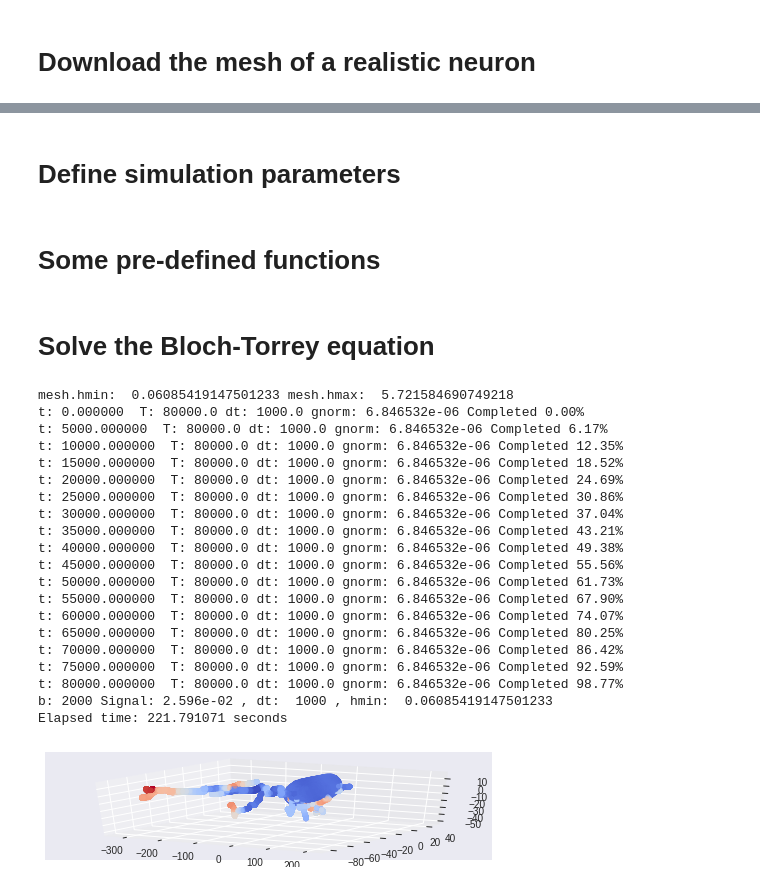
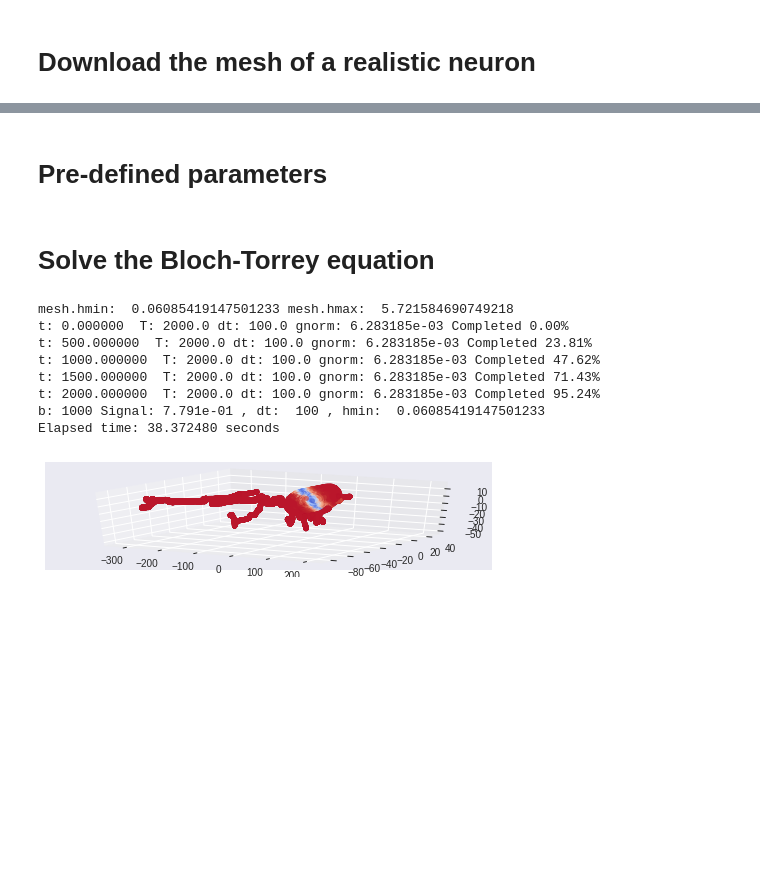
Before and after one commit to van-dang/FEniCS-Colab, a Jupyter notebook: NeuronSim.ipynb, the cells around one changed output, grey strips where cells are left out. Saved outputs shown, nothing was run; the diff lists cells and outputs as text; code cells hidden in the pictures; blank space fills up the shorter version.

```diff
--- a/NeuronSim.ipynb
+++ b/NeuronSim.ipynb
@@ -77,12 +77,14 @@ dolfin version: 2018.1.0
 # Download the mesh of a realistic neuron
 # %%
 !rm -rf *
-spindle_list=['03a_spindle2aFI','03a_spindle6aFI','03b_spindle4aACC','03b_spindle5aACC','03b_spindle6aACC',
-              '03b_spindle7aACC','04b_spindle3aFI','05b_spindle5aFI','06b_spindle8aACC','07b_spindle9aACC',
-              '08a_spindle13aACC','09o_spindle7aFI','09o_spindle8aFI','10a_spindle18aACC','12a_spindle19aACC',
-              '12o_spindle9aFI','13o_spindle10aFI','15o_spindle12aFI','16o_spindle13aFI','19o_spindle14aFI',
-              '21o_spindle15aFI','23o_spindle16aFI','25o_spindle17aFI','26o_spindle18aFI','27o_spindle19aFI',
-              '28o_spindle20aFI','28o_spindle21aFI','29o_spindle22aFI','30o_spindle23aFI',
+spindle_list=['03a_spindle2aFI','03a_spindle6aFI','03b_spindle4aACC','03b_spindle5aACC',
+              '03b_spindle6aACC','03b_spindle7aACC','04b_spindle3aFI','05b_spindle5aFI',
+              '06b_spindle8aACC','07b_spindle9aACC','08a_spindle13aACC','09o_spindle7aFI',
+              '09o_spindle8aFI','10a_spindle18aACC','12a_spindle19aACC','12o_spindle9aFI',
+              '13o_spindle10aFI','15o_spindle12aFI','16o_spindle13aFI','19o_spindle14aFI',
+              '21o_spindle15aFI','23o_spindle16aFI','25o_spindle17aFI','26o_spindle18aFI',
+              '27o_spindle19aFI','28o_spindle20aFI','28o_spindle21aFI','29o_spindle22aFI',
+              '30o_spindle23aFI',
 ];
 
 pyramidal_list=['02a_pyramidal2aFI','02b_pyramidal1aACC','02b_pyramidal1aFI','03a_pyramidal9aFI',
@@ -135,9 +220,10 @@ Mesh size: #vertices: 120998, #elements: 489810
 # %% [markdown]
-# Define simulation parameters
+# Pre-defined parameters
 # %%
-bvalue = 2000;              # bvalue
-stype = 'PGSE'; # sequence type
-delta, Delta = 40000, 40000 # PGSE sequence
+bvalue = 1000;              # bvalue
+stype = 'cos_OGSE'; # sequence type
+nperiod = 1;
+delta, Delta = 1000, 1000 # PGSE sequence
 T = Delta+delta;
 if (Delta-delta/3.0<=0):
     print('Check time sequence!');
@@ -155,12 +241,8 @@ porder = 1;                 # order of basis functions of FEM
 Nsteps = 200;               # number of time intervals
 
 # k = T/Nsteps;
-k = 1000; # Time-step size
+k = 100; # Time-step size
 
 theta = 0.5; # 0.5 - Midpoint method
 
 stepcounter = 0;
-
-nperiod = 0;
-# %% [markdown]
-# Some pre-defined functions
@@ -238,17 +252,7 @@ def ThetaMethod_A(ft, gnorm, theta, k, M, J, S):
 t = 0;
 gnorm = b2g(bvalue, delta, Delta, nperiod, stype)
 
-## FUNCTION SPACES
-if dolfin_version=='1.6.0':
-    V = FunctionSpace(mesh , "CG", porder); # order 1, 2 components
-    W = MixedFunctionSpace([V, V])
-else:
-    # For FEniCS 2016, 2017
-    Ve = FiniteElement("CG", mesh.ufl_cell(), porder)
-    V = FunctionSpace(mesh,Ve);
-    TH = MixedElement([Ve,Ve])
-    W = FunctionSpace(mesh, TH)
-
+V, W = MyFunctionSpaces(mesh, porder)
 v = TestFunction(W)
 v1r, v1i = v[0], v[1]
 
@@ -291,50 +295,38 @@ while t < T + k: # Time-stepping loop
         print('t: %f '%t, 'T: %.1f'%T, 'dt: %.1f'%k,'gnorm: %e'%gnorm,'Completed %.2f%%'%(float(t)/float(T+k)*100.0));
     ft=time_profile(t, delta, Delta, stype);
     L=ThetaMethod_L(ft_prev, gnorm, GX, u1r, u1i, v1r, v1i,k, K, theta);
     A=ThetaMethod_A(ft, gnorm, theta, k, M, J, S)
     b = assemble(L);
     u = Function(W)
     solver.solve(A,u.vector(),b);
     u1r_0, u1i_0 = split(u)
     ft_prev = ft;
     t += k;
     stepcounter += 1;
 
 elapsed_time = time.time() - start_time
 
 
 signal = assemble(u1r_0*dx)/assemble(Dirac_Delta*dx);
 print('b:',bvalue, 'Signal: %.3e'%signal,', dt: ',k,', hmin: ',hmin)
 
 
 print("Elapsed time: %f seconds"%elapsed_time)
 
 u1r_0p = project(u1r_0, V);
 u1i_0p = project(u1i_0, V);
 
 File('RealSol.pvd')<<u1r_0p;
 File('ImagSol.pvd')<<u1i_0p;
 
 plot(u1r_0p, cmap="coolwarm");
 # %% [output]
 mesh.hmin:  0.06085419147501233 mesh.hmax:  5.721584690749218
-t: 0.000000  T: 80000.0 dt: 1000.0 gnorm: 6.846532e-06 Completed 0.00%
-t: 5000.000000  T: 80000.0 dt: 1000.0 gnorm: 6.846532e-06 Completed 6.17%
-t: 10000.000000  T: 80000.0 dt: 1000.0 gnorm: 6.846532e-06 Completed 12.35%
-t: 15000.000000  T: 80000.0 dt: 1000.0 gnorm: 6.846532e-06 Completed 18.52%
-t: 20000.000000  T: 80000.0 dt: 1000.0 gnorm: 6.846532e-06 Completed 24.69%
-t: 25000.000000  T: 80000.0 dt: 1000.0 gnorm: 6.846532e-06 Completed 30.86%
-t: 30000.000000  T: 80000.0 dt: 1000.0 gnorm: 6.846532e-06 Completed 37.04%
-t: 35000.000000  T: 80000.0 dt: 1000.0 gnorm: 6.846532e-06 Completed 43.21%
-t: 40000.000000  T: 80000.0 dt: 1000.0 gnorm: 6.846532e-06 Completed 49.38%
-t: 45000.000000  T: 80000.0 dt: 1000.0 gnorm: 6.846532e-06 Completed 55.56%
-t: 50000.000000  T: 80000.0 dt: 1000.0 gnorm: 6.846532e-06 Completed 61.73%
-t: 55000.000000  T: 80000.0 dt: 1000.0 gnorm: 6.846532e-06 Completed 67.90%
-t: 60000.000000  T: 80000.0 dt: 1000.0 gnorm: 6.846532e-06 Completed 74.07%
-t: 65000.000000  T: 80000.0 dt: 1000.0 gnorm: 6.846532e-06 Completed 80.25%
-t: 70000.000000  T: 80000.0 dt: 1000.0 gnorm: 6.846532e-06 Completed 86.42%
-t: 75000.000000  T: 80000.0 dt: 1000.0 gnorm: 6.846532e-06 Completed 92.59%
-t: 80000.000000  T: 80000.0 dt: 1000.0 gnorm: 6.846532e-06 Completed 98.77%
-b: 2000 Signal: 2.596e-02 , dt:  1000 , hmin:  0.06085419147501233
-Elapsed time: 221.791071 seconds
+t: 0.000000  T: 2000.0 dt: 100.0 gnorm: 6.283185e-03 Completed 0.00%
+t: 500.000000  T: 2000.0 dt: 100.0 gnorm: 6.283185e-03 Completed 23.81%
+t: 1000.000000  T: 2000.0 dt: 100.0 gnorm: 6.283185e-03 Completed 47.62%
+t: 1500.000000  T: 2000.0 dt: 100.0 gnorm: 6.283185e-03 Completed 71.43%
+t: 2000.000000  T: 2000.0 dt: 100.0 gnorm: 6.283185e-03 Completed 95.24%
+b: 1000 Signal: 7.791e-01 , dt:  100 , hmin:  0.06085419147501233
+Elapsed time: 38.372480 seconds
-[figure, old version]
+[figure, new version]
```
Also changed, not shown: parts of 5 cells of this notebook.
